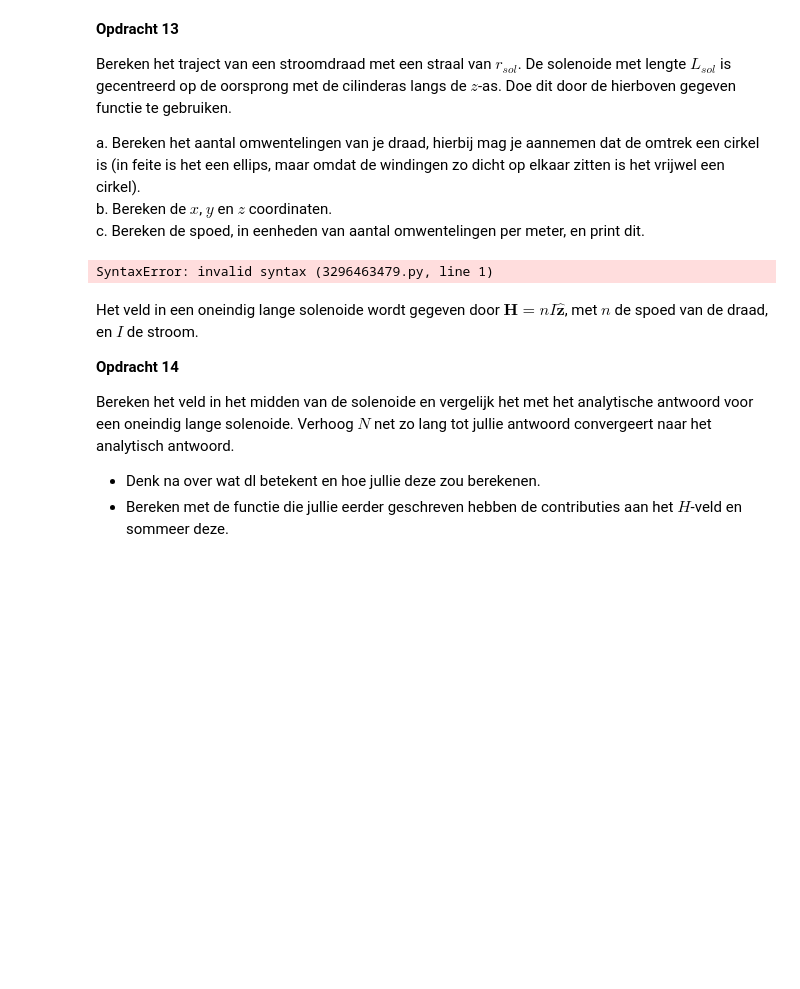
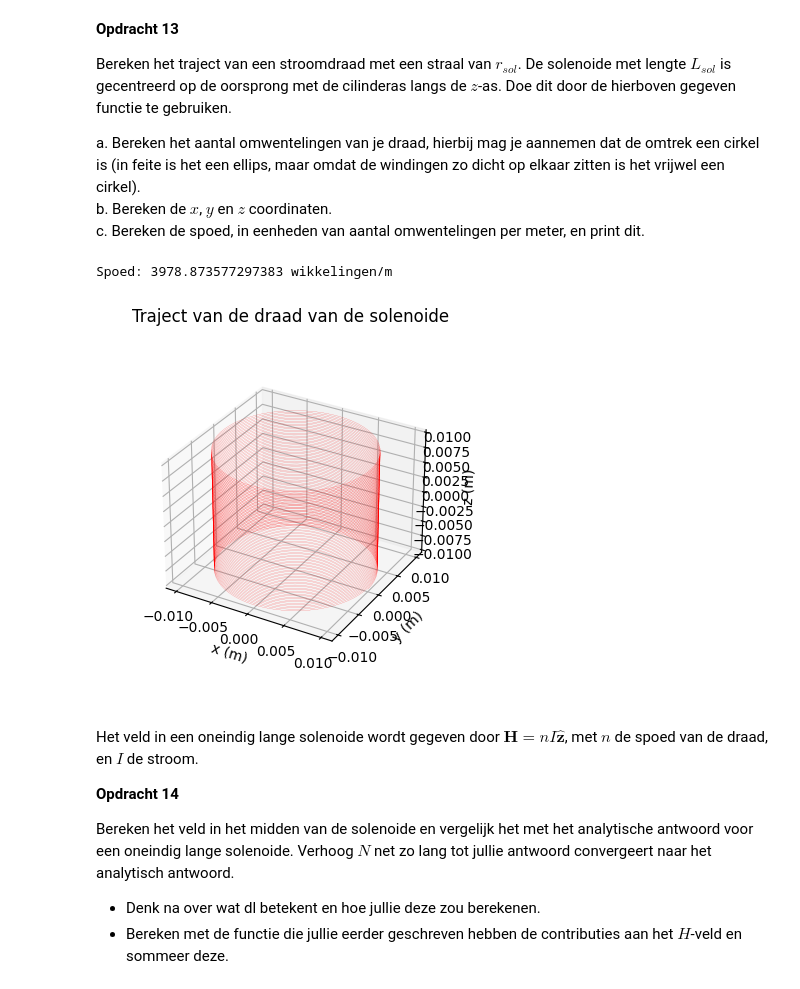
Before and after one commit to Damien025/DEF-Design-Damien, a Jupyter notebook: DigitaleOntwerpopdrachten/2KrachtactuatorOpdracht/KrachtactuatorOpdracht.ipynb, the cells around one changed output. Cells and saved outputs as stored; diff of their text form; code cells hidden in the pictures; blank space fills up the shorter version.

```diff
--- a/DigitaleOntwerpopdrachten/2KrachtactuatorOpdracht/KrachtactuatorOpdracht.ipynb
+++ b/DigitaleOntwerpopdrachten/2KrachtactuatorOpdracht/KrachtactuatorOpdracht.ipynb
@@ -401,19 +452,27 @@ a. Bereken het aantal omwentelingen van je draad, hierbij mag je aannemen dat de
 b. Bereken de $x$, $y$ en $z$ coordinaten.\
 c. Bereken de spoed, in eenheden van aantal omwentelingen per meter, en print dit.
 # %%
-l_draad = # Lengte draad
-r_sol = # Straal solenoide
-L_sol = # Lengte solenoide
-N = # Aantal wikkeling
+
+l_draad = 5 # Lengte draad
+r_sol = 0.01# Straal solenoide
+L_sol = 0.02 # Lengte solenoide
+N = l_draad/(np.pi*2*r_sol)# Aantal wikkeling
+N_repeats = 5000
+
+x_D, y_D, z_D = parametrisatie(N_repeats, r_sol, N, L_sol)
 
 # Enkele plots
 ax=plt.figure().add_subplot(projection='3d')
 plt.title('Traject van de draad van de solenoide')
-plt.plot(x, y, z, '-r', linewidth=0.1)
+plt.plot(x_D, y_D, z_D, '-r', linewidth=0.1)
 ax.set_box_aspect(aspect=None, zoom=0.8)
 ax.set_xlabel('x (m)'), ax.set_ylabel('y (m)'), ax.set_zlabel('z (m)')
+
+# Prints:
+print(f'Spoed: {N/L_sol} wikkelingen/m')
 # %% [output]
-SyntaxError: invalid syntax (3296463479.py, line 1)
+Spoed: 3978.873577297383 wikkelingen/m
+[figure, added]
 # %% [markdown]
 Het veld in een oneindig lange solenoide wordt gegeven door $\mathbf{H} = n I \hat{\mathbf{z}}$, met $n$ de spoed van de draad, en $I$ de stroom.
 
```
Also changed, not shown: parts of 4 cells of this notebook.
